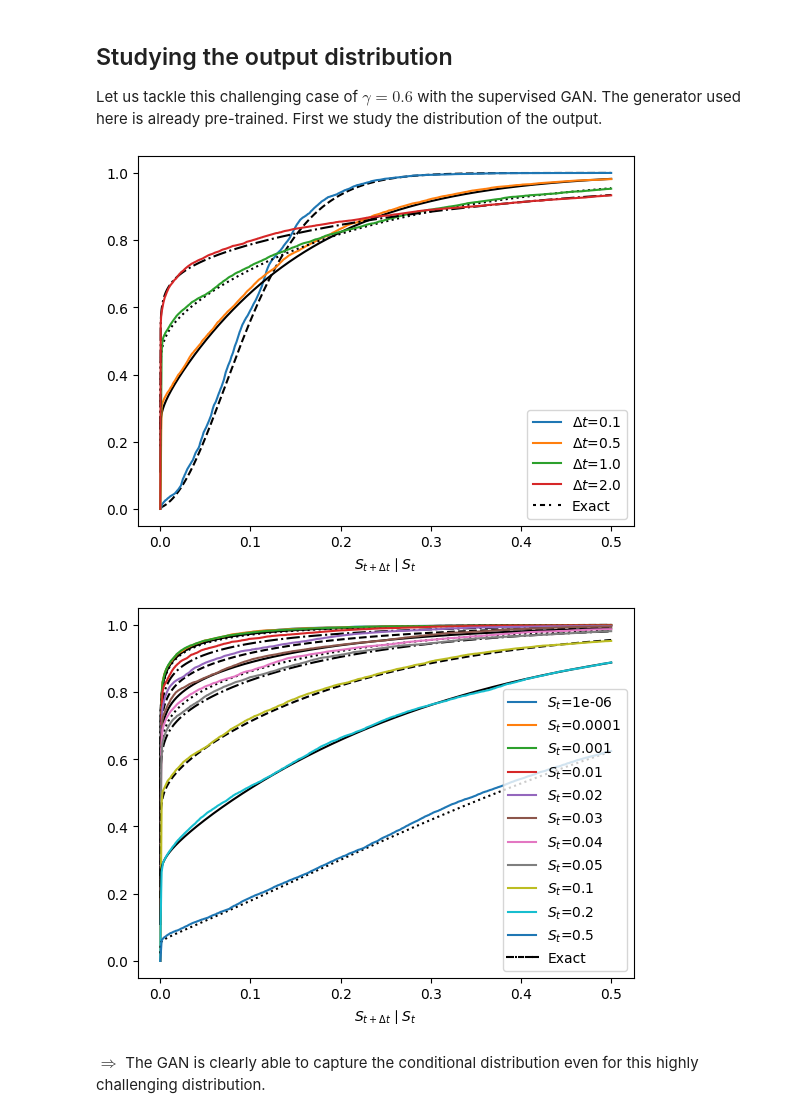
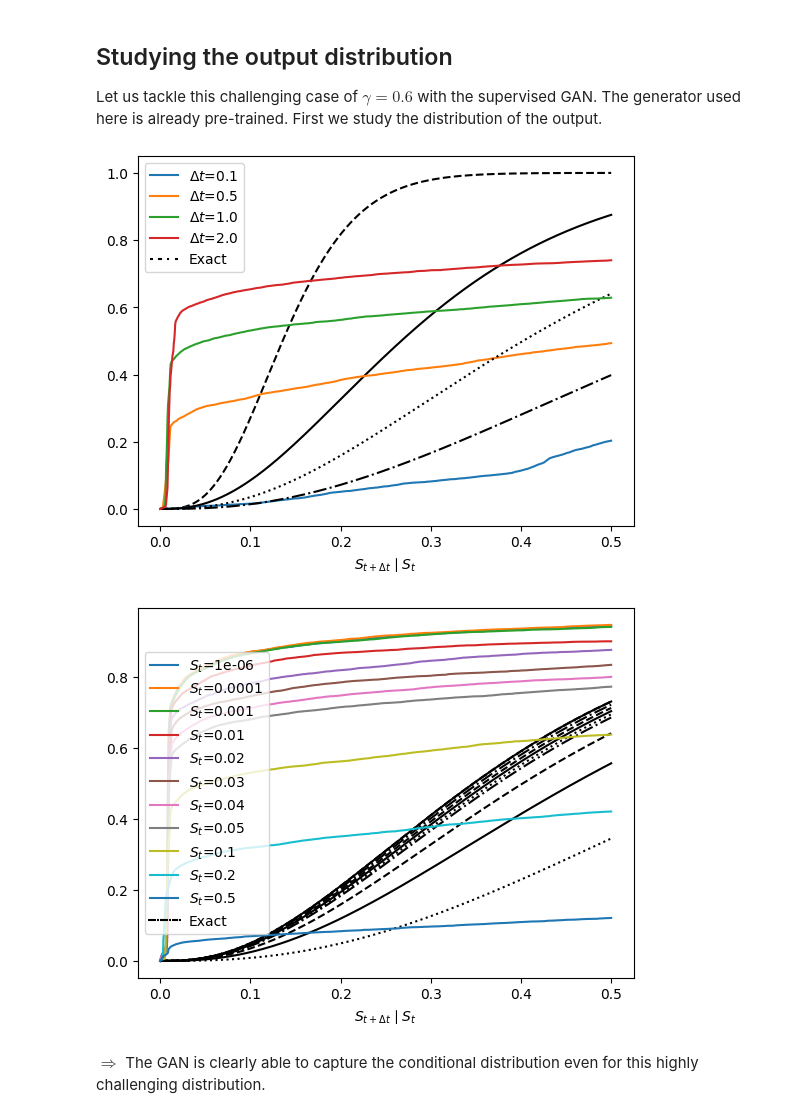
Before and after one commit to JorinovanRhijn/master-thesis-gans-for-sdes, a Jupyter notebook: tutorial_notebook.ipynb, the cells around one changed output. Saved outputs shown, nothing was run; the diff lists cells and outputs as text; code cells hidden in the pictures.

```diff
--- a/tutorial_notebook.ipynb
+++ b/tutorial_notebook.ipynb
@@ -43,7 +40,16 @@ device = 'cpu'
 # %% [markdown]
 <h2> Dataset with Feller condition violated, $\delta = 0.11$ </h2>
 # %%
-X = load_preset(Preset.CIR_FELLER_VIOLATED_HIGH_GAMMA)
+# X = load_preset(Preset.CIR_FELLER_VIOLATED_HIGH_GAMMA)
+X = SDEDataset()
+X.params['gamma'] = 0.6
+S_vec =  np.concatenate((np.logspace(-6,0,12),np.array([0.01,0.025,0.05,0.1,0.25,0.5,0.75,1.5])))
+n_steps_vec = np.array([40,20,10,5,4,3,2,1])
+ts = 2/n_steps_vec
+X.C = dict(S0=S_vec.repeat(X.N//len(S_vec))[np.random.permutation(X.N)],
+            t=ts.repeat(X.N//len(ts))[np.random.permutation(X.N)])
+X.C_test = dict(S0=0.1,t=1)
+X.generate_CIR_data()
 
 x = np.linspace(1e-10,3,1000)
 plt.figure(dpi=100)
@@ -73,35 +79,35 @@ We can very easily add plots by changing the model parameters and updating the d
 Let us tackle this challenging case of $\gamma=0.6$ with the supervised GAN. The generator used here is already pre-trained. First we study the distribution of the output.
 # %%
 # Paths to the generator and discriminator in pre-trained nets folder
-# generator_path = pt.join(path,'pre_trained_nets','high_gamma','supervised','netG.pth')
-# discriminator_path = pt.join(path,'pre_trained_nets','high_gamma','supervised','netD.pth')
+generator_path = pt.join(path,'pre_trained_nets','high_gamma','supervised','netG.pth')
+discriminator_path = pt.join(path,'pre_trained_nets','high_gamma','supervised','netD.pth')
 
 
-generator_path = pt.join(path,'output','iter_1','netG.pth')
-discriminator_path = pt.join(path,'output','iter_1','netD.pth')
+# generator_path = pt.join(path,'output','iter_1','netG.pth')
+# discriminator_path = pt.join(path,'output','iter_1','netD.pth')
 
 # Two conditional variables as input to the generator: $S_t$ and $\Delta t$. Note that the order matters (!)
 c_dim = 2
 
 # Load the generator from the pre-trained models
 netG = load_Generator(generator_path, c_dim=c_dim, hidden_dim=200,\
                       activation=Activation.LEAKY_RELU, negative_slope=0.1, output_activation=None, device=device)
 # Add 1 to c_dim for the parameter Z
 netD = load_Discriminator(discriminator_path,c_dim=c_dim+1,hidden_dim=200,\
                       activation=Activation.LEAKY_RELU, output_activation=Activation.SIGMOID, device=device)
 
 
 analysis = CGANalysis(X,netD,netG,SDE=X.SDE,proc_type=proc_type,device=device)
 
 x = np.linspace(1e-10,0.5,1000)
 
 C_plot = dict(t=[0.1,0.5,1,2])
 analysis.ecdf_plot(C=C_plot,params=X.params,save=False,x_plot=x,legendname='$\Delta t$')
 C_plot = dict(S0=[1e-6,1e-4,1e-3,1e-2,2e-2,3e-2,4e-2,5e-2,0.1,0.2,0.5])
 analysis.ecdf_plot(C=C_plot,params=X.params,save=False,x_plot=x,legendname='$S_t$')
 # %% [output]
-[figure, old version]
+[figure, new version]
-[figure, old version]
+[figure, new version]
 # %% [markdown]
 $\Rightarrow$ The GAN is clearly able to capture the conditional distribution even for this highly challenging distribution.
 # %% [markdown]
```
Also changed, not shown: parts of 2 cells of this notebook, 11 other files.
